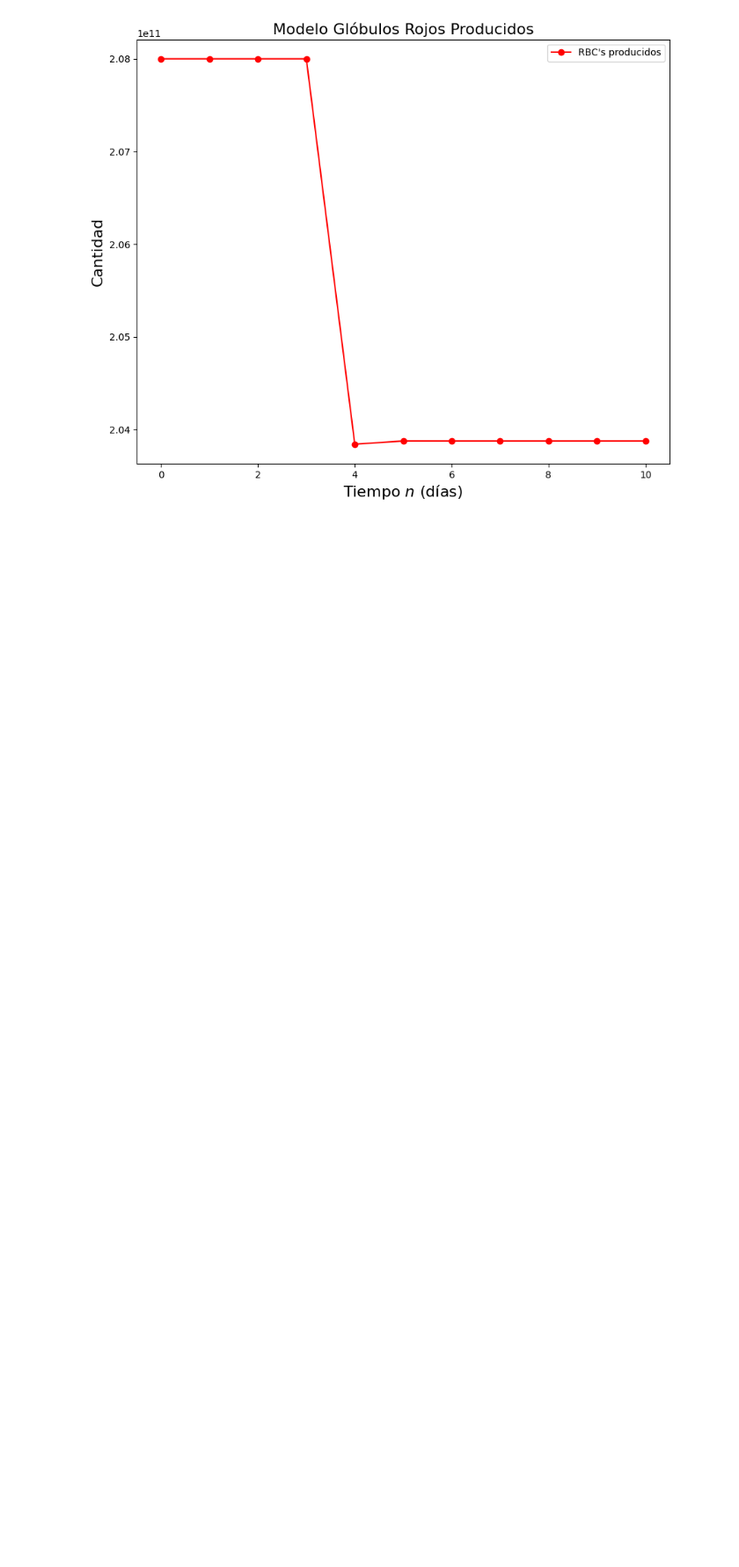
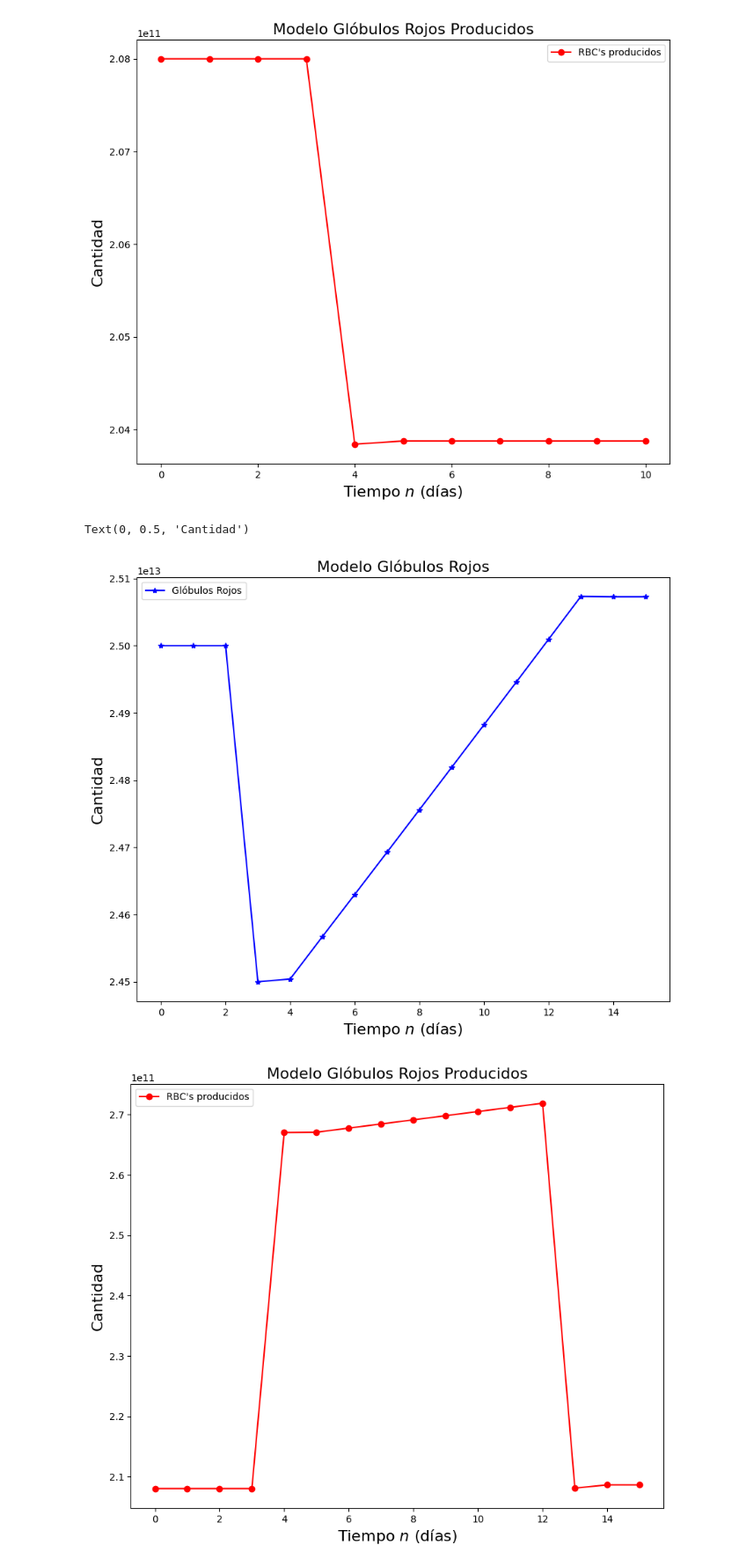
Before and after one commit to MiguelSC01/GraduationProject, a Jupyter notebook: Codigo/Tesis1[20].ipynb, the cells around one changed output. Shown: that part at 88% size. Drawn from its saved outputs; the diff is of its cells as text; code cells hidden in the pictures; blank space fills up the shorter version.

Commit message:
Hemorragia leve con recuperación

```diff
--- a/Codigo/Tesis1[20].ipynb
+++ b/Codigo/Tesis1[20].ipynb
@@ -305,3 +304,69 @@ print(x[4])
 24504160000000.0
 [figure]
 [figure]
+# %%
+import numpy as np
+import matplotlib.pyplot as plt
+from numpy.linalg import eig
+
+##MODELO HEMORRAGIA - CASO BASE
+
+##Constantes
+x0 = 25*(10**(12))
+y0 = 208*(10**(9))
+gamma1 = 1
+gamma2 = 1.31
+f = 0.00832
+perdida = 0.02
+
+
+##Arreglo de días
+N = 15
+n = np.linspace(0,N,N+1) # lista de 0 a N (N+1 elementos)
+
+##Función de cambio
+
+def fun(x,y):
+    gr = (1-f)*x+y
+    cm = gamma1*f*x
+    return [gr,cm]
+
+def fun2(x,y):
+    gr = (1-f)*x+y
+    cm = gamma2*f*x
+    return [gr,cm]
+
+x = np.zeros(N+1)
+y = np.zeros(N+1)
+x[0]=x0
+y[0]=y0
+for i in range(1,N+1):
+    if x[i-1] < x0:
+        res = fun2(x[i-1],y[i-1])
+    else:
+        res = fun(x[i-1],y[i-1])
+    y[i] = res[1]
+    if i != 3:
+        x[i] = res[0]
+    else:
+        x[i] = res[0]-perdida*x[i-1]
+
+
+fig, ax = plt.subplots(figsize=[10,8])
+#plt.axis([0,10,0,1])
+plt.plot(n, x, color='blue',marker='*',label='Glóbulos Rojos') # GlobRoj
+plt.legend()
+plt.title('Modelo Glóbulos Rojos',fontsize='16')
+plt.xlabel('Tiempo $n$ (días)',fontsize='16')
+plt.ylabel('Cantidad',fontsize='16')
+#ax1.text(5, 0.2, r'$a = {}$'.format(a), fontsize=15)
+fig, ax = plt.subplots(figsize=[10,8])
+plt.plot(n, y, color='red',marker='o',label='RBC\'s producidos') # CMH
+plt.legend()
+plt.title('Modelo Glóbulos Rojos Producidos',fontsize='16')
+plt.xlabel('Tiempo $n$ (días)',fontsize='16')
+plt.ylabel('Cantidad',fontsize='16')
+# %% [output]
+Text(0, 0.5, 'Cantidad')
+[figure, added]
+[figure, added]
```
Also changed, not shown: parts of 1 cell of this notebook, 8 other files.
